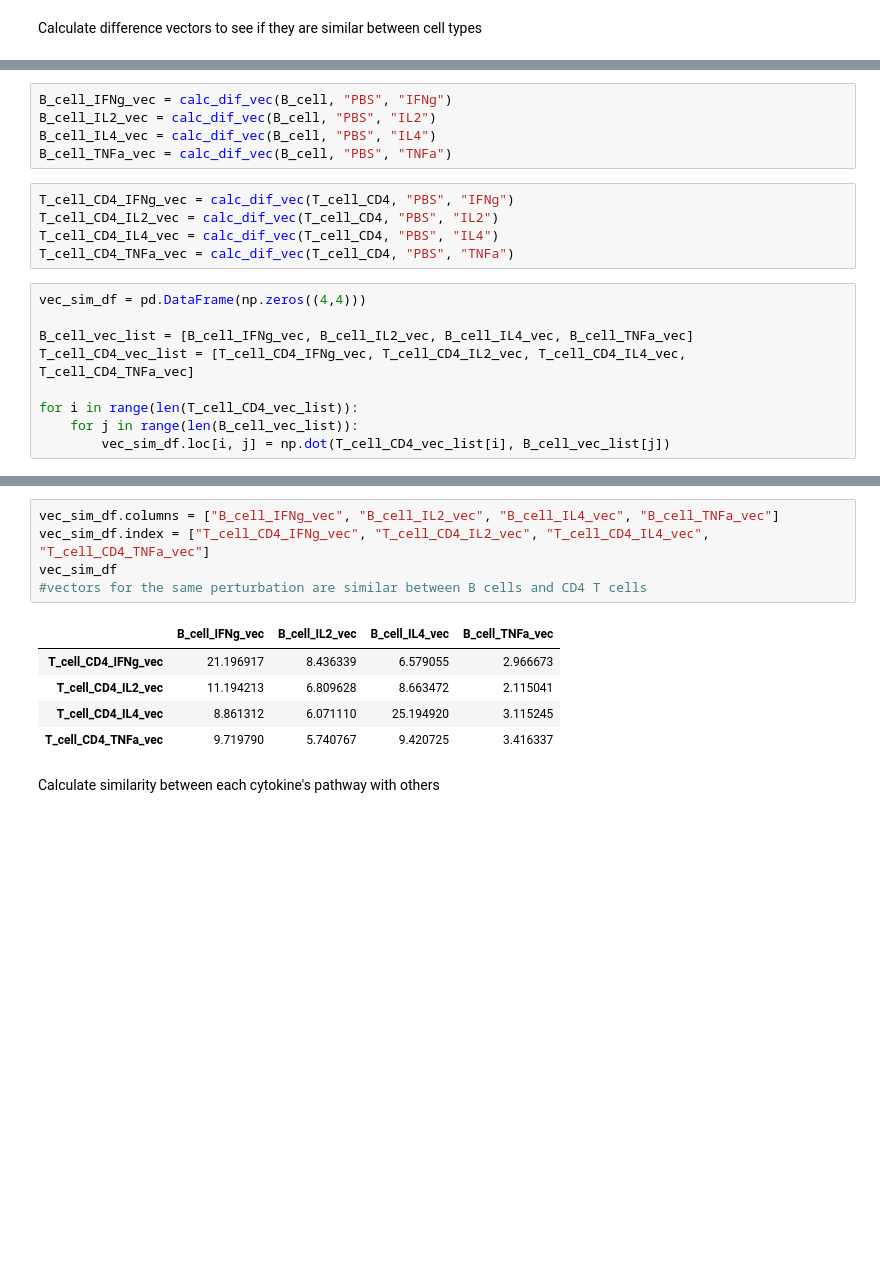
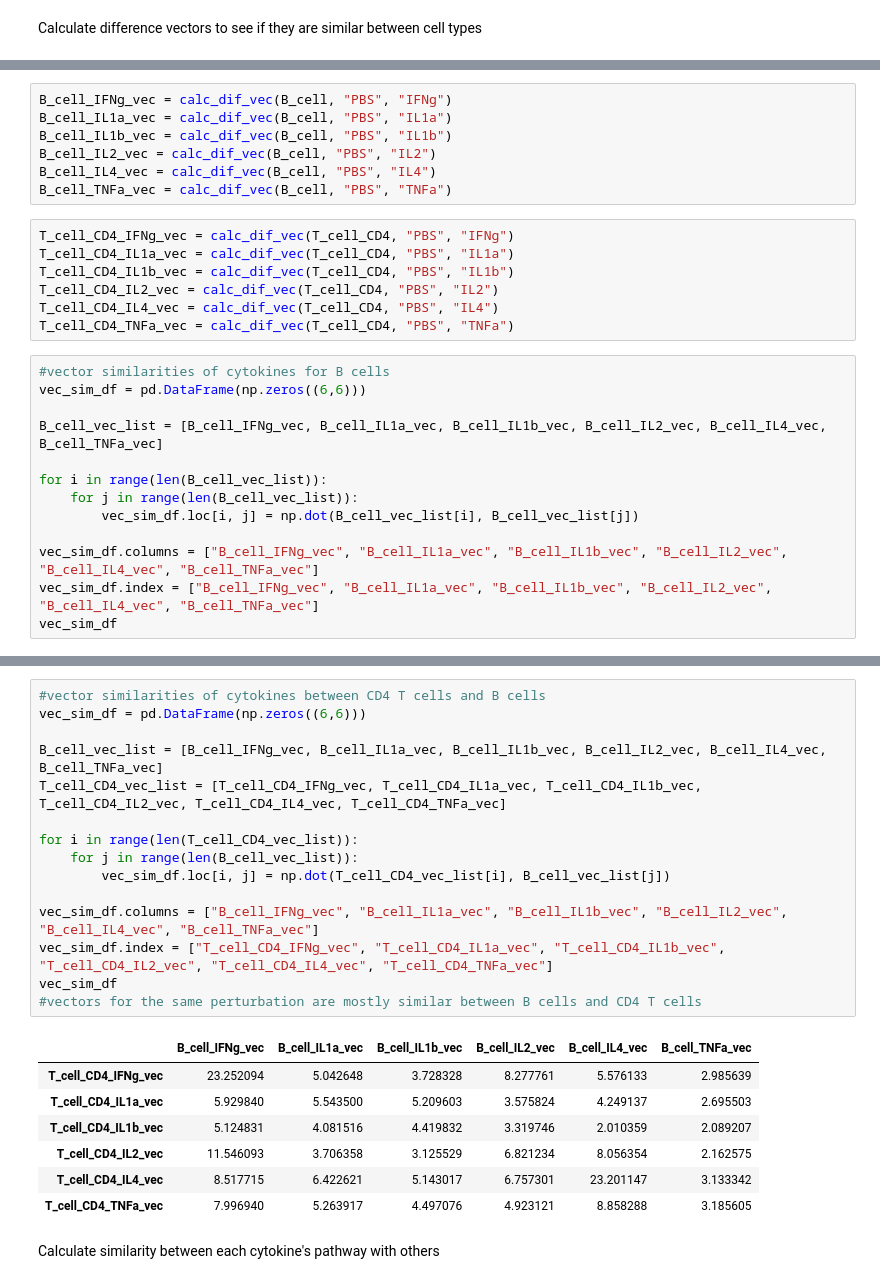
Before and after one commit to YaldaYaghooti/Perturbation_identification, a Jupyter notebook: PreVAE analyses.ipynb, the cells around one changed output, grey strips where cells are left out. Cells and saved outputs as stored; diff of their text form; blank space fills up the shorter version.

```diff
--- a/PreVAE analyses.ipynb
+++ b/PreVAE analyses.ipynb
@@ -265,19 +646,27 @@ Calculate difference vectors to see if they are similar between cell types
 # %%
 B_cell_IFNg_vec = calc_dif_vec(B_cell, "PBS", "IFNg")
+B_cell_IL1a_vec = calc_dif_vec(B_cell, "PBS", "IL1a")
+B_cell_IL1b_vec = calc_dif_vec(B_cell, "PBS", "IL1b")
 B_cell_IL2_vec = calc_dif_vec(B_cell, "PBS", "IL2")
 B_cell_IL4_vec = calc_dif_vec(B_cell, "PBS", "IL4")
 B_cell_TNFa_vec = calc_dif_vec(B_cell, "PBS", "TNFa")
 # %%
 T_cell_CD4_IFNg_vec = calc_dif_vec(T_cell_CD4, "PBS", "IFNg")
+T_cell_CD4_IL1a_vec = calc_dif_vec(T_cell_CD4, "PBS", "IL1a")
+T_cell_CD4_IL1b_vec = calc_dif_vec(T_cell_CD4, "PBS", "IL1b")
 T_cell_CD4_IL2_vec = calc_dif_vec(T_cell_CD4, "PBS", "IL2")
 T_cell_CD4_IL4_vec = calc_dif_vec(T_cell_CD4, "PBS", "IL4")
 T_cell_CD4_TNFa_vec = calc_dif_vec(T_cell_CD4, "PBS", "TNFa")
 # %%
-vec_sim_df = pd.DataFrame(np.zeros((4,4)))
+#vector similarities of cytokines for B cells
+vec_sim_df = pd.DataFrame(np.zeros((6,6)))
 
-B_cell_vec_list = [B_cell_IFNg_vec, B_cell_IL2_vec, B_cell_IL4_vec, B_cell_TNFa_vec]
-T_cell_CD4_vec_list = [T_cell_CD4_IFNg_vec, T_cell_CD4_IL2_vec, T_cell_CD4_IL4_vec, T_cell_CD4_TNFa_vec]
+B_cell_vec_list = [B_cell_IFNg_vec, B_cell_IL1a_vec, B_cell_IL1b_vec, B_cell_IL2_vec, B_cell_IL4_vec, B_cell_TNFa_vec]
 
-for i in range(len(T_cell_CD4_vec_list)):
+for i in range(len(B_cell_vec_list)):
     for j in range(len(B_cell_vec_list)):
-        vec_sim_df.loc[i, j] = np.dot(T_cell_CD4_vec_list[i], B_cell_vec_list[j])
+        vec_sim_df.loc[i, j] = np.dot(B_cell_vec_list[i], B_cell_vec_list[j])
+
+vec_sim_df.columns = ["B_cell_IFNg_vec", "B_cell_IL1a_vec", "B_cell_IL1b_vec", "B_cell_IL2_vec", "B_cell_IL4_vec", "B_cell_TNFa_vec"]
+vec_sim_df.index = ["B_cell_IFNg_vec", "B_cell_IL1a_vec", "B_cell_IL1b_vec", "B_cell_IL2_vec", "B_cell_IL4_vec", "B_cell_TNFa_vec"]
+vec_sim_df
@@ -284,14 +681,26 @@ for i in range(len(T_cell_CD4_vec_list)):
 # %%
-vec_sim_df.columns = ["B_cell_IFNg_vec", "B_cell_IL2_vec", "B_cell_IL4_vec", "B_cell_TNFa_vec"]
-vec_sim_df.index = ["T_cell_CD4_IFNg_vec", "T_cell_CD4_IL2_vec", "T_cell_CD4_IL4_vec", "T_cell_CD4_TNFa_vec"]
+#vector similarities of cytokines between CD4 T cells and B cells
+vec_sim_df = pd.DataFrame(np.zeros((6,6)))
+
+B_cell_vec_list = [B_cell_IFNg_vec, B_cell_IL1a_vec, B_cell_IL1b_vec, B_cell_IL2_vec, B_cell_IL4_vec, B_cell_TNFa_vec]
+T_cell_CD4_vec_list = [T_cell_CD4_IFNg_vec, T_cell_CD4_IL1a_vec, T_cell_CD4_IL1b_vec, T_cell_CD4_IL2_vec, T_cell_CD4_IL4_vec, T_cell_CD4_TNFa_vec]
+
+for i in range(len(T_cell_CD4_vec_list)):
+    for j in range(len(B_cell_vec_list)):
+        vec_sim_df.loc[i, j] = np.dot(T_cell_CD4_vec_list[i], B_cell_vec_list[j])
+
+vec_sim_df.columns = ["B_cell_IFNg_vec", "B_cell_IL1a_vec", "B_cell_IL1b_vec", "B_cell_IL2_vec", "B_cell_IL4_vec", "B_cell_TNFa_vec"]
+vec_sim_df.index = ["T_cell_CD4_IFNg_vec", "T_cell_CD4_IL1a_vec", "T_cell_CD4_IL1b_vec", "T_cell_CD4_IL2_vec", "T_cell_CD4_IL4_vec", "T_cell_CD4_TNFa_vec"]
 vec_sim_df
-#vectors for the same perturbation are similar between B cells and CD4 T cells
+#vectors for the same perturbation are mostly similar between B cells and CD4 T cells
 # %% [output]
-|  | B_cell_IFNg_vec | B_cell_IL2_vec | B_cell_IL4_vec | B_cell_TNFa_vec |
-| T_cell_CD4_IFNg_vec | 21.196917 | 8.436339 | 6.579055 | 2.966673 |
-| T_cell_CD4_IL2_vec | 11.194213 | 6.809628 | 8.663472 | 2.115041 |
-| T_cell_CD4_IL4_vec | 8.861312 | 6.071110 | 25.194920 | 3.115245 |
-| T_cell_CD4_TNFa_vec | 9.719790 | 5.740767 | 9.420725 | 3.416337 |
+|  | B_cell_IFNg_vec | B_cell_IL1a_vec | B_cell_IL1b_vec | B_cell_IL2_vec | B_cell_IL4_vec | B_cell_TNFa_vec |
+| T_cell_CD4_IFNg_vec | 23.252094 | 5.042648 | 3.728328 | 8.277761 | 5.576133 | 2.985639 |
+| T_cell_CD4_IL1a_vec | 5.929840 | 5.543500 | 5.209603 | 3.575824 | 4.249137 | 2.695503 |
+| T_cell_CD4_IL1b_vec | 5.124831 | 4.081516 | 4.419832 | 3.319746 | 2.010359 | 2.089207 |
+| T_cell_CD4_IL2_vec | 11.546093 | 3.706358 | 3.125529 | 6.821234 | 8.056354 | 2.162575 |
+| T_cell_CD4_IL4_vec | 8.517715 | 6.422621 | 5.143017 | 6.757301 | 23.201147 | 3.133342 |
+| T_cell_CD4_TNFa_vec | 7.996940 | 5.263917 | 4.497076 | 4.923121 | 8.858288 | 3.185605 |
 # %% [markdown]
 Calculate similarity between each cytokine's pathway with others
 # %%
```
Also changed, not shown: parts of 41 cells of this notebook.
